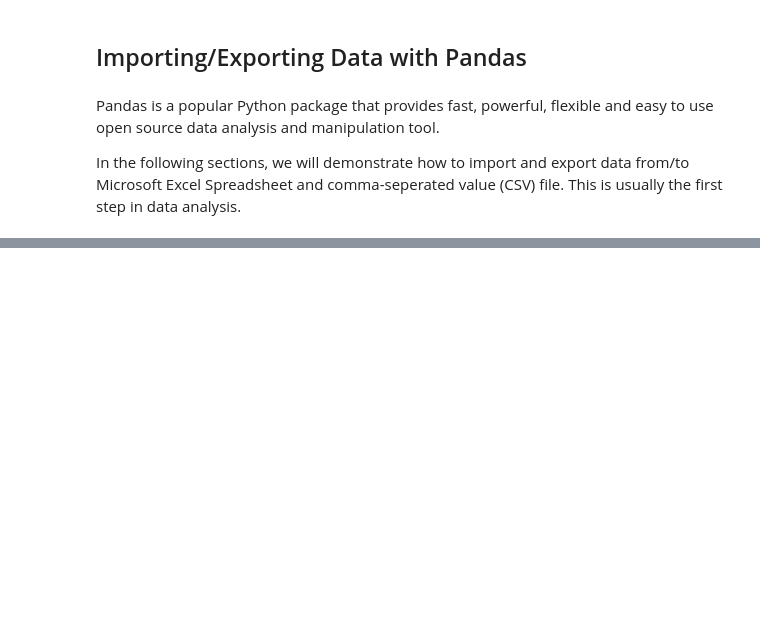
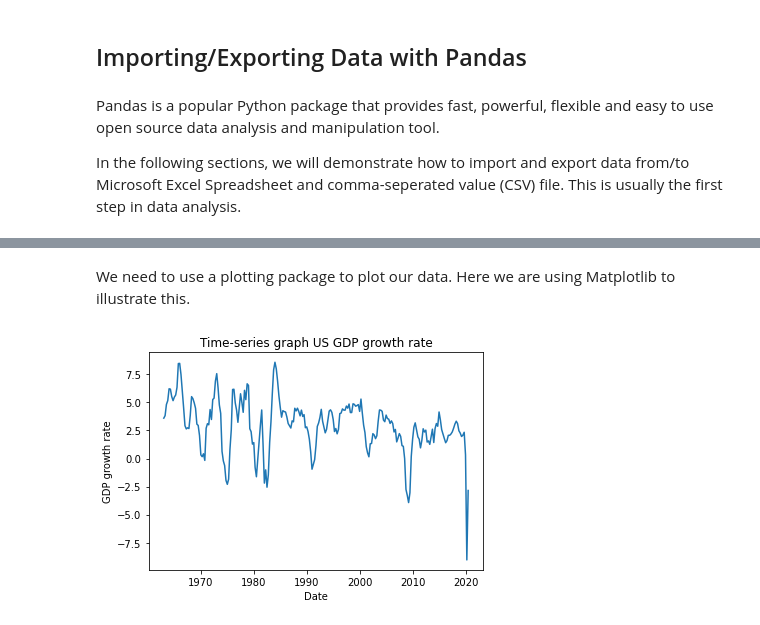
Before and after one commit to shihanxie/Econ475, a Jupyter notebook: forecasting.ipynb, the cells around one changed output, grey strips where cells are left out. Drawn from its saved outputs; the diff is of its cells as text; code cells hidden in the pictures; blank space fills up the shorter version.

Commit message:
finish intro.ipynb

```diff
--- a/forecasting.ipynb
+++ b/forecasting.ipynb
@@ -151,0 +143,2 @@ pwd
+# %%
+df = pd.read_excel("https://github.com/DyangLi/Econ475/blob/main/data/intro.xlsx?raw=true")
@@ -151,0 +208,2 @@ pwd
+# %% [markdown]
+We need to use a plotting package to plot our data. Here we are using Matplotlib to illustrate this.
@@ -151,0 +212,22 @@ pwd
+# %%
+# Plot time series data
+f, ax = plt.subplots(1,1)
+ax.plot(df['Date'], df['GDP'])
+
+# Add title
+ax.set_title('Time-series graph US GDP growth rate')
+
+# Rotate x-labels
+ax.tick_params(axis = 'x', rotation = 0)
+
+# Label x-axis
+ax.set_xlabel('Date')
+
+# Label y-axis
+ax.set_ylabel('GDP growth rate')
+
+# Show graph
+plt.show()
+plt.close()
+# %% [output]
+[figure, added]
```
Also changed, not shown: parts of 28 cells of this notebook.
